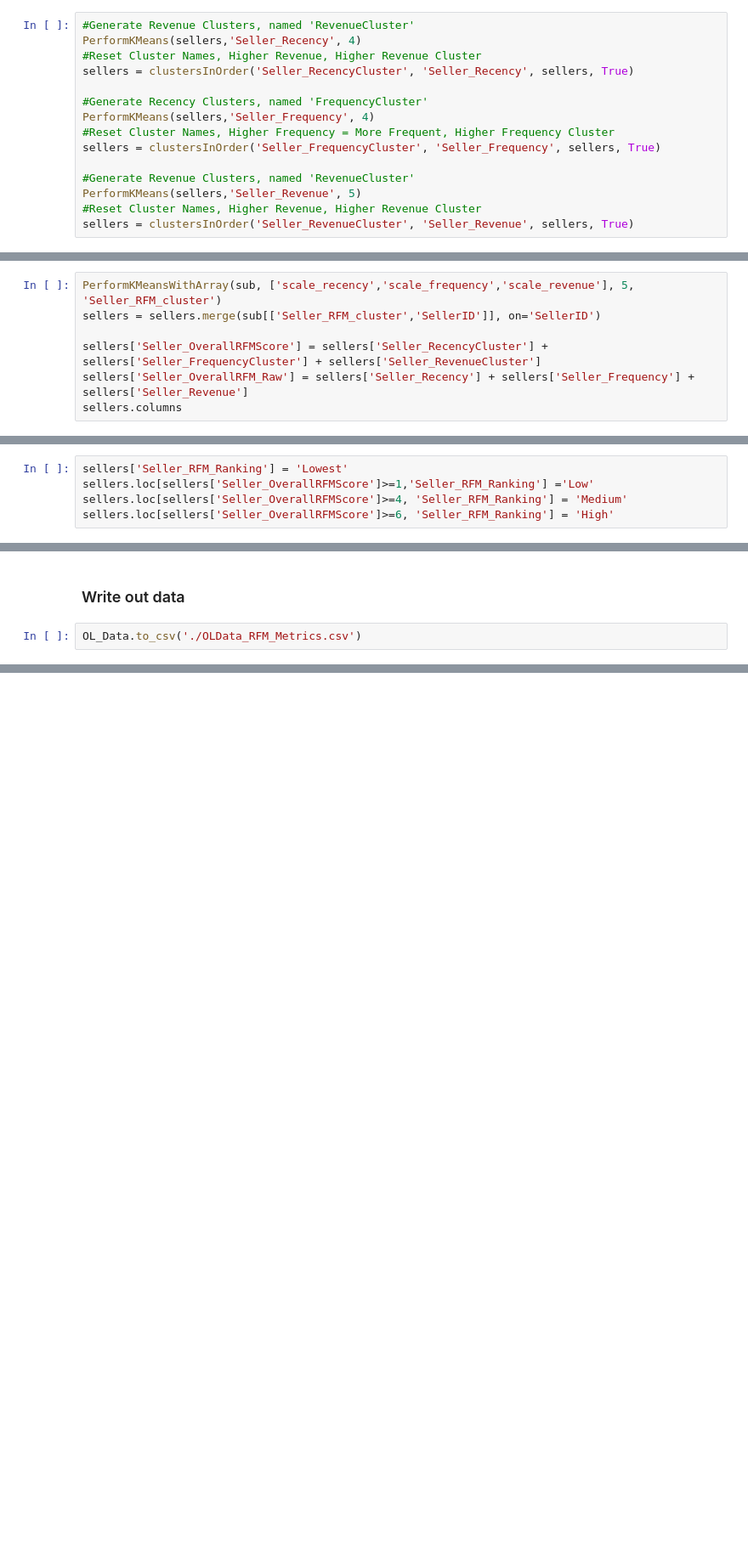
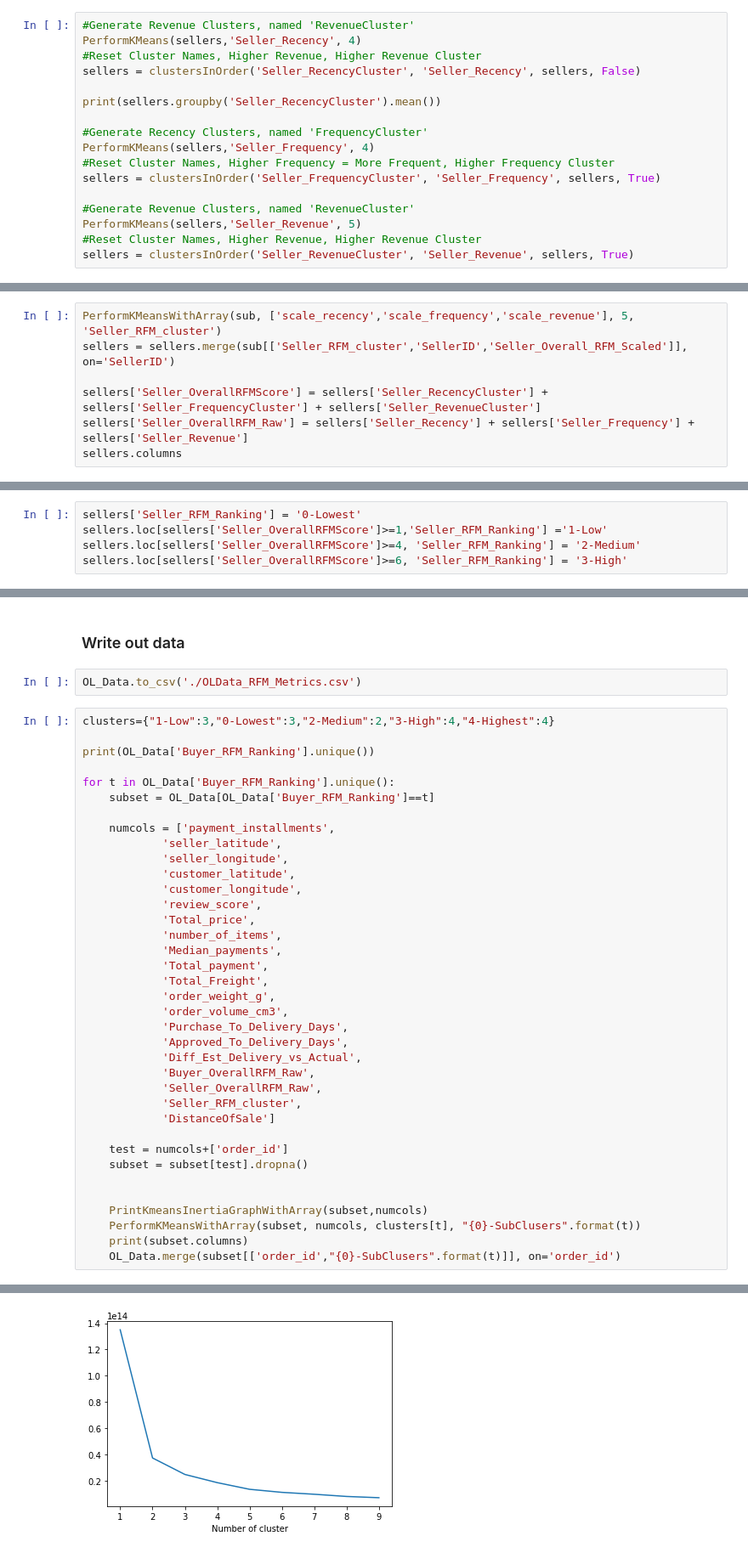
Before and after one commit to deakynek/SpringBoardProjects, a Jupyter notebook: Capstone3/EDA.ipynb, the cells around one changed output, grey strips where cells are left out. Shown: that part at 85% size. Drawn from its saved outputs; the diff is of its cells as text; blank space fills up the shorter version.

```diff
--- a/Capstone3/EDA.ipynb
+++ b/Capstone3/EDA.ipynb
@@ -405,7 +415,9 @@ Seller_Revenue
 #Generate Revenue Clusters, named 'RevenueCluster'
 PerformKMeans(sellers,'Seller_Recency', 4)
 #Reset Cluster Names, Higher Revenue, Higher Revenue Cluster
-sellers = clustersInOrder('Seller_RecencyCluster', 'Seller_Recency', sellers, True)
+sellers = clustersInOrder('Seller_RecencyCluster', 'Seller_Recency', sellers, False)
+
+print(sellers.groupby('Seller_RecencyCluster').mean())
 
 #Generate Recency Clusters, named 'FrequencyCluster'
 PerformKMeans(sellers,'Seller_Frequency', 4)
@@ -442,7 +461,7 @@ PrintKmeansInertiaGraphWithArray(sub,['scale_recency','scale_frequency','scale_r
 [figure]
 # %%
 PerformKMeansWithArray(sub, ['scale_recency','scale_frequency','scale_revenue'], 5, 'Seller_RFM_cluster')
-sellers = sellers.merge(sub[['Seller_RFM_cluster','SellerID']], on='SellerID')
+sellers = sellers.merge(sub[['Seller_RFM_cluster','SellerID','Seller_Overall_RFM_Scaled']], on='SellerID')
 
 sellers['Seller_OverallRFMScore'] = sellers['Seller_RecencyCluster'] + sellers['Seller_FrequencyCluster'] + sellers['Seller_RevenueCluster']
 sellers['Seller_OverallRFM_Raw'] = sellers['Seller_Recency'] + sellers['Seller_Frequency'] + sellers['Seller_Revenue']
@@ -468,8 +509,8 @@ print(sellers.groupby('Seller_OverallRFMScore')[['Seller_Revenue']].count())
 # %%
-sellers['Seller_RFM_Ranking'] = 'Lowest'
-sellers.loc[sellers['Seller_OverallRFMScore']>=1,'Seller_RFM_Ranking'] ='Low'
-sellers.loc[sellers['Seller_OverallRFMScore']>=4, 'Seller_RFM_Ranking'] = 'Medium'
-sellers.loc[sellers['Seller_OverallRFMScore']>=6, 'Seller_RFM_Ranking'] = 'High'
+sellers['Seller_RFM_Ranking'] = '0-Lowest'
+sellers.loc[sellers['Seller_OverallRFMScore']>=1,'Seller_RFM_Ranking'] ='1-Low'
+sellers.loc[sellers['Seller_OverallRFMScore']>=4, 'Seller_RFM_Ranking'] = '2-Medium'
+sellers.loc[sellers['Seller_OverallRFMScore']>=6, 'Seller_RFM_Ranking'] = '3-High'
 # %% [markdown]
 <h4>Merge in RFM Clusters</h4>
 # %%
@@ -511,3 +580,41 @@ OL_Data['DistanceOfSale'].describe()
 <h3>Write out data</h3>
 # %%
 OL_Data.to_csv('./OLData_RFM_Metrics.csv')
+# %%
+clusters={"1-Low":3,"0-Lowest":3,"2-Medium":2,"3-High":4,"4-Highest":4}
+
+print(OL_Data['Buyer_RFM_Ranking'].unique())
+
+for t in OL_Data['Buyer_RFM_Ranking'].unique():
+    subset = OL_Data[OL_Data['Buyer_RFM_Ranking']==t]
+
+    numcols = ['payment_installments',
+            'seller_latitude',
+            'seller_longitude',
+            'customer_latitude',
+            'customer_longitude',
+            'review_score',
+            'Total_price',
+            'number_of_items',
+            'Median_payments',
+            'Total_payment',
+            'Total_Freight',
+            'order_weight_g',
+            'order_volume_cm3',
+            'Purchase_To_Delivery_Days',
+            'Approved_To_Delivery_Days',
+            'Diff_Est_Delivery_vs_Actual',
+            'Buyer_OverallRFM_Raw',
+            'Seller_OverallRFM_Raw',
+            'Seller_RFM_cluster',
+            'DistanceOfSale']
+
+    test = numcols+['order_id']
+    subset = subset[test].dropna()
+
+
+    PrintKmeansInertiaGraphWithArray(subset,numcols)
+    PerformKMeansWithArray(subset, numcols, clusters[t], "{0}-SubClusers".format(t))
+    print(subset.columns)
+    OL_Data.merge(subset[['order_id',"{0}-SubClusers".format(t)]], on='order_id')
+# %% [output]
@@ -513,0 +622 @@ OL_Data.to_csv('./OLData_RFM_Metrics.csv')
+[figure, added]
```
Also changed, not shown: parts of 20 cells of this notebook.
